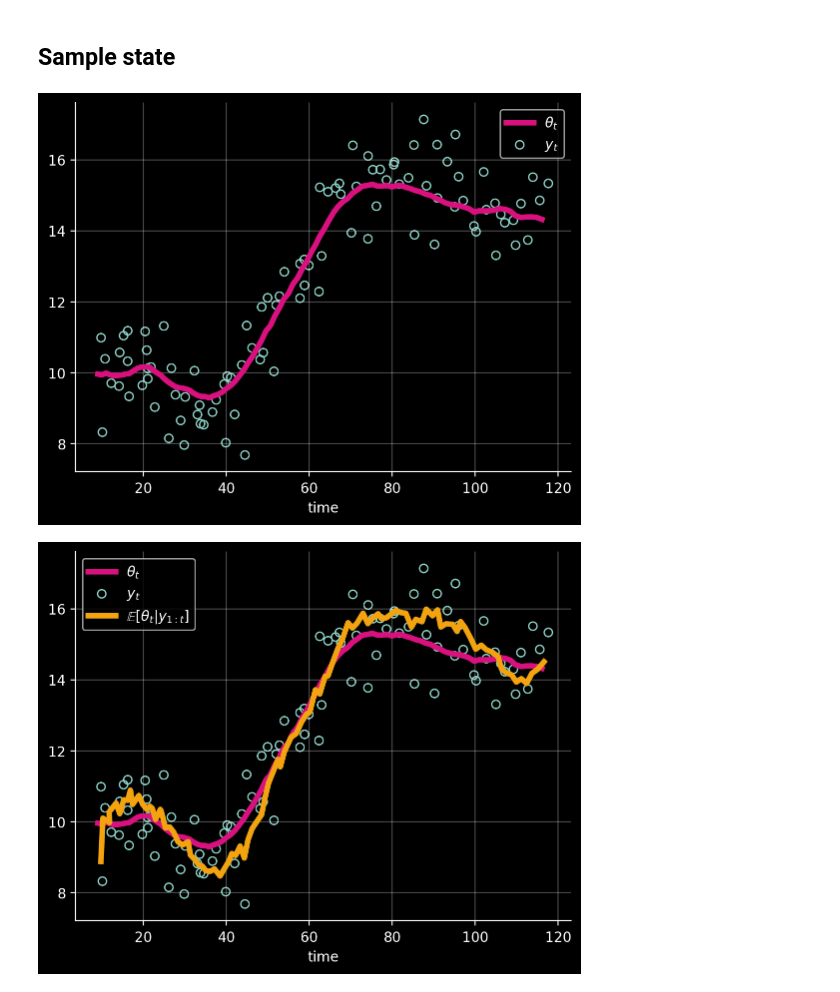
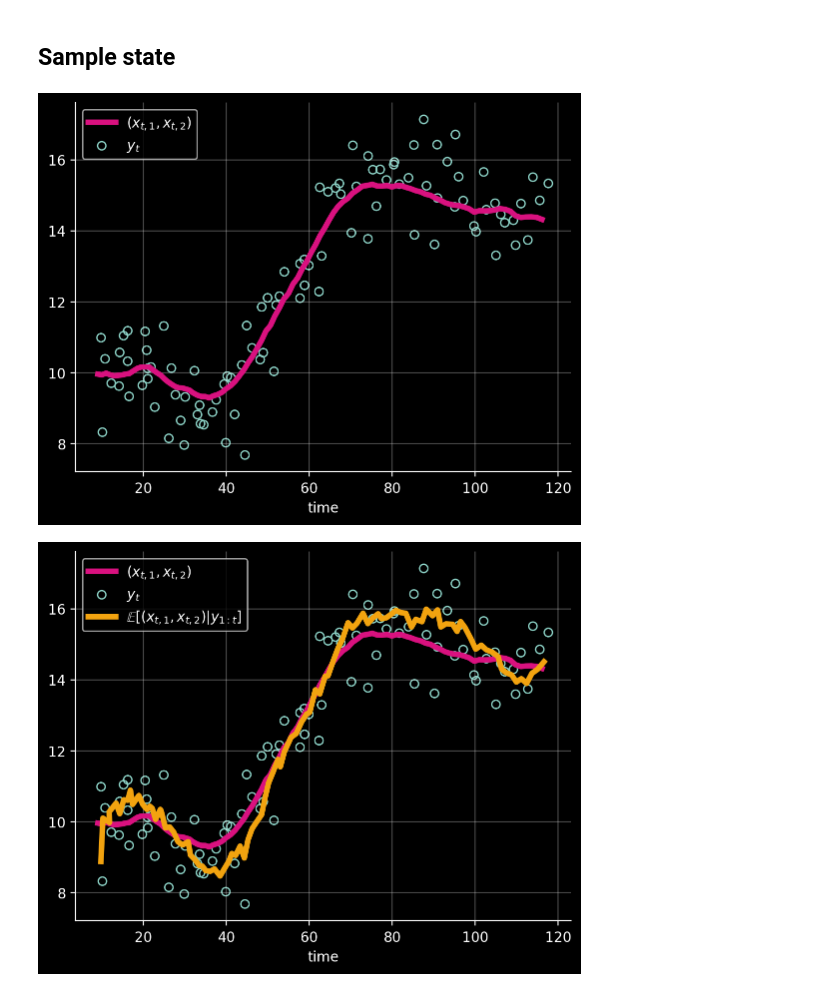
Before and after one commit to gerdm/online-bnn-talk, a Jupyter notebook: notebooks/01-kalman-filter.ipynb, the cells around one changed output. Drawn from its saved outputs; the diff is of its cells as text; code cells hidden in the pictures.

```diff
--- a/notebooks/01-kalman-filter.ipynb
+++ b/notebooks/01-kalman-filter.ipynb
@@ -86,13 +87,13 @@ latent_hist, obs_hist = sample_ssm(
 # %%
 xrange = jnp.arange(n_steps)
 # %%
-plt.plot(*latent_hist[:, :2].T, label=r"$\theta_t$", linewidth=4, color=acolors[0])
+plt.plot(*latent_hist[:, :2].T, label=r"$(x_{t,1}, x_{t,2})$", linewidth=4, color=acolors[0])
 plt.scatter(*obs_hist.T, c="none", edgecolor=colors[0], label=f"$y_t$")
 plt.legend()
 plt.xlabel("time")
 plt.grid(alpha=0.3)
 # %% [output]
-[figure, old version]
+[figure, new version]
 # %%
 agent = kf.LinearFilter(
     dynamics_weights,
@@ -106,11 +107,11 @@ bel, bel_hist = agent.scan(
     bel_init, obs_hist, emission_weights, callbacks.get_updated_mean
 )
 # %%
-plt.plot(*latent_hist[:, :2].T, label=r"$\theta_t$", linewidth=4, color=acolors[0])
+plt.plot(*latent_hist[:, :2].T, label=r"$(x_{t,1}, x_{t,2})$", linewidth=4, color=acolors[0])
 plt.scatter(*obs_hist.T, c="none", edgecolor=colors[0], label="$y_t$")
-plt.plot(*bel_hist[:, :2].T, c=acolors[2], label=r"$\mathbb{E}[\theta_t \vert y_{1:t}]$", linewidth=4)
+plt.plot(*bel_hist[:, :2].T, c=acolors[2], label=r"$\mathbb{E}[(x_{t,1}, x_{t,2}) \vert y_{1:t}]$", linewidth=4)
 plt.legend()
 plt.xlabel("time")
 plt.grid(alpha=0.3)
 # %% [output]
-[figure, old version]
+[figure, new version]
```
Also changed, not shown: parts of 1 cell of this notebook.
